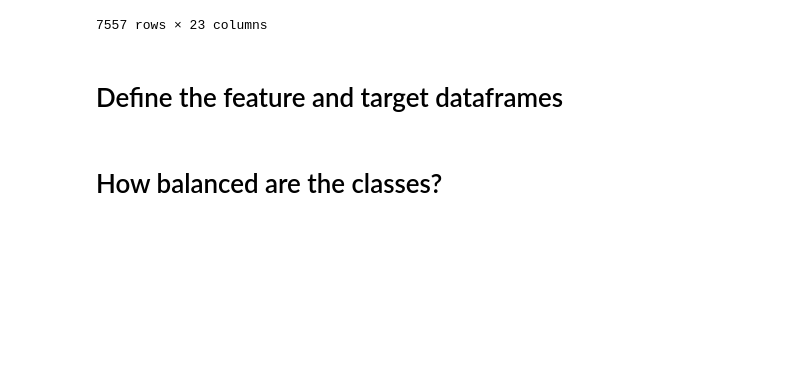
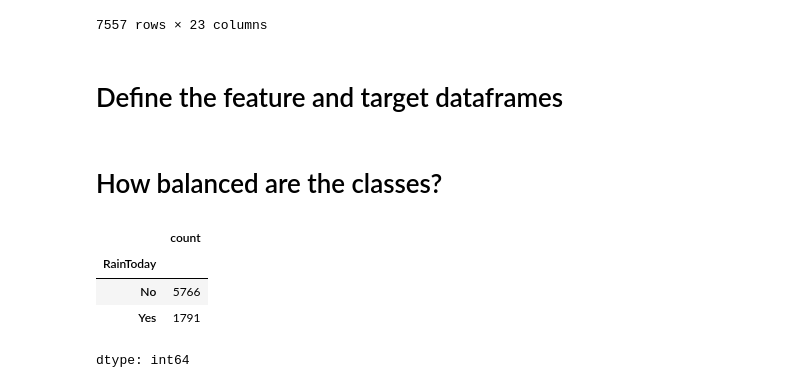
Before and after one commit to iam-ansuman/analyze-titanic-dataset-ML, a Jupyter notebook: Rainfall Prediction Classifier.ipynb, the cells around one changed output. Saved outputs shown, nothing was run; the diff lists cells and outputs as text; code cells hidden in the pictures; blank space fills up the shorter version.

```diff
--- a/Rainfall Prediction Classifier.ipynb
+++ b/Rainfall Prediction Classifier.ipynb
@@ -250,3 +250,11 @@ X = df.drop(columns='RainToday', axis=1)
 y = df['RainToday']
 # %% [markdown]
 #  How balanced are the classes?
+# %%
+y.value_counts()
+# %% [output]
+|  | count |
+| RainToday |  |
+| No | 5766 |
+| Yes | 1791 |
+dtype: int64
```
Also changed, not shown: parts of 5 cells of this notebook.
